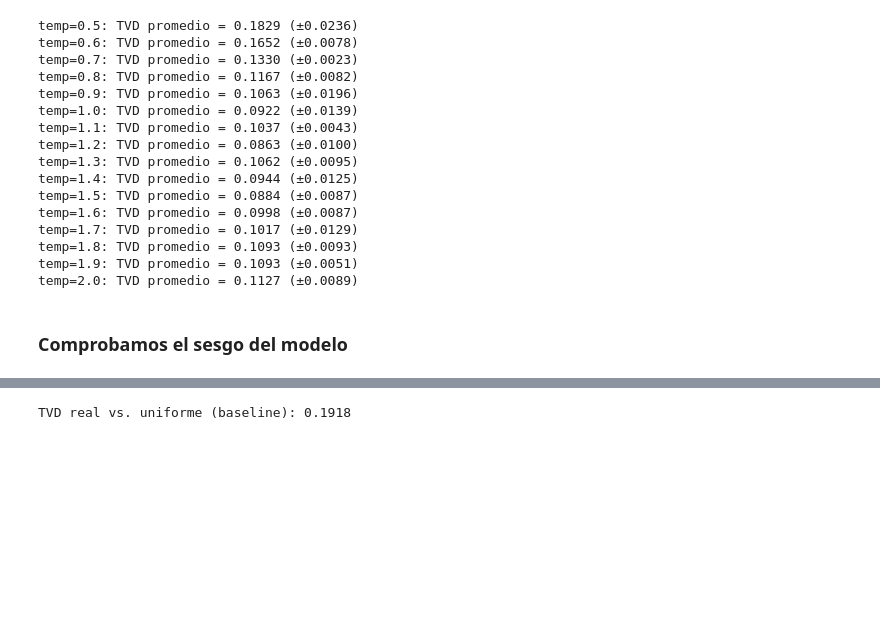
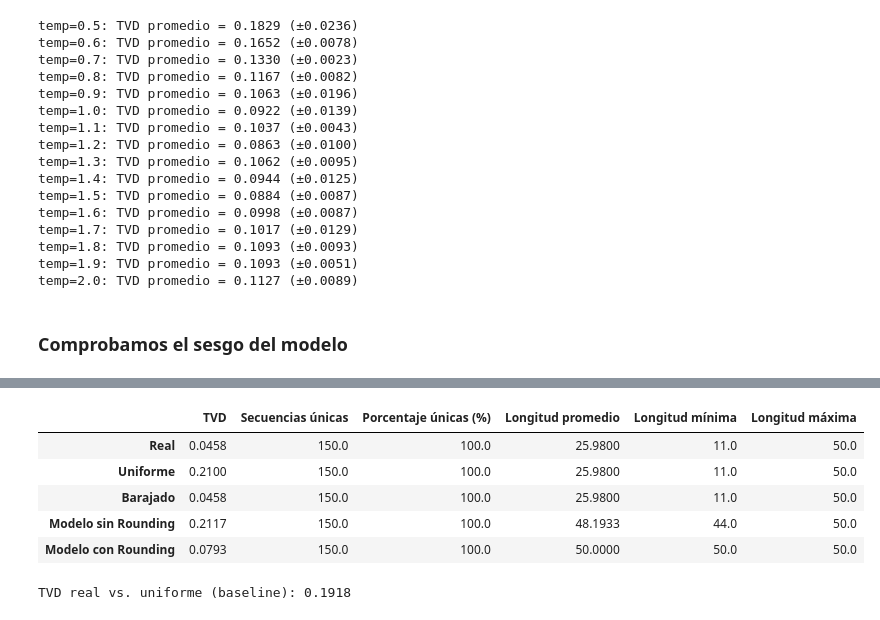
Before and after one commit to Nikolexion/GenerativeDeepLearning, a Jupyter notebook: GDL.ipynb, the cells around one changed output, grey strips where cells are left out. Cells and saved outputs as stored; diff of their text form; code cells hidden in the pictures; blank space fills up the shorter version.

```diff
--- a/GDL.ipynb
+++ b/GDL.ipynb
@@ -568,0 +661,22 @@ Checkpoint encontrado, retomando desde epoch 3000
+# %%
+checkpoint_a = f"{PROC_DIR}/checkpoint_sin_round.pt"
+checkpoint_b = f"{PROC_DIR}/checkpoint_baseline.pt"
+
+ckpt_a = torch.load(checkpoint_a, map_location="cpu")
+ckpt_b = torch.load(checkpoint_b, map_location="cpu")
+
+modelo_a = {
+    "embedding": ckpt_a["embedding"],
+    "denoise_net": ckpt_a["denoise_net"]
+}
+
+modelo_b = {
+    "embedding": ckpt_b["embedding"],
+    "denoise_net": ckpt_b["denoise_net"]
+}
+
+print("Modelo A: sin Rounding Loss")
+print("Época:", ckpt_a["epoch"])
+
+print("\nModelo B: con Rounding Loss")
+print("Época:", ckpt_b["epoch"])
@@ -817 +1133,27 @@ temp=2.0: TVD promedio = 0.1127 (±0.0089)
+# %%
+# Evaluar los controles y el modelo
+resultados_controles = {
+    "Real": evaluar_generacion(reales_control, comp_real),
+    "Uniforme": evaluar_generacion(secs_uniformes, comp_real),
+    "Barajado": evaluar_generacion(secs_barajadas, comp_real),
+    "Modelo sin Rounding": evaluar_generacion(secs_sin_round, comp_real),
+    "Modelo con Rounding": evaluar_generacion(secs_con_round, comp_real)
+}
+
+df_controles = pd.DataFrame({
+    nombre: {
+        k: v for k, v in resultado.items()
+        if k != "Composición"
+    }
+    for nombre, resultado in resultados_controles.items()
+}).T
+
+display(df_controles.round(4))
+# %% [output]
+|  | TVD | Secuencias únicas | Porcentaje únicas (%) | Longitud promedio | Longitud mínima | Longitud máxima |
+| Real | 0.0458 | 150.0 | 100.0 | 25.9800 | 11.0 | 50.0 |
+| Uniforme | 0.2100 | 150.0 | 100.0 | 25.9800 | 11.0 | 50.0 |
+| Barajado | 0.0458 | 150.0 | 100.0 | 25.9800 | 11.0 | 50.0 |
+| Modelo sin Rounding | 0.2117 | 150.0 | 100.0 | 48.1933 | 44.0 | 50.0 |
+| Modelo con Rounding | 0.0793 | 150.0 | 100.0 | 50.0000 | 50.0 | 50.0 |
 # %%
```
Also changed, not shown: parts of 42 cells of this notebook.
